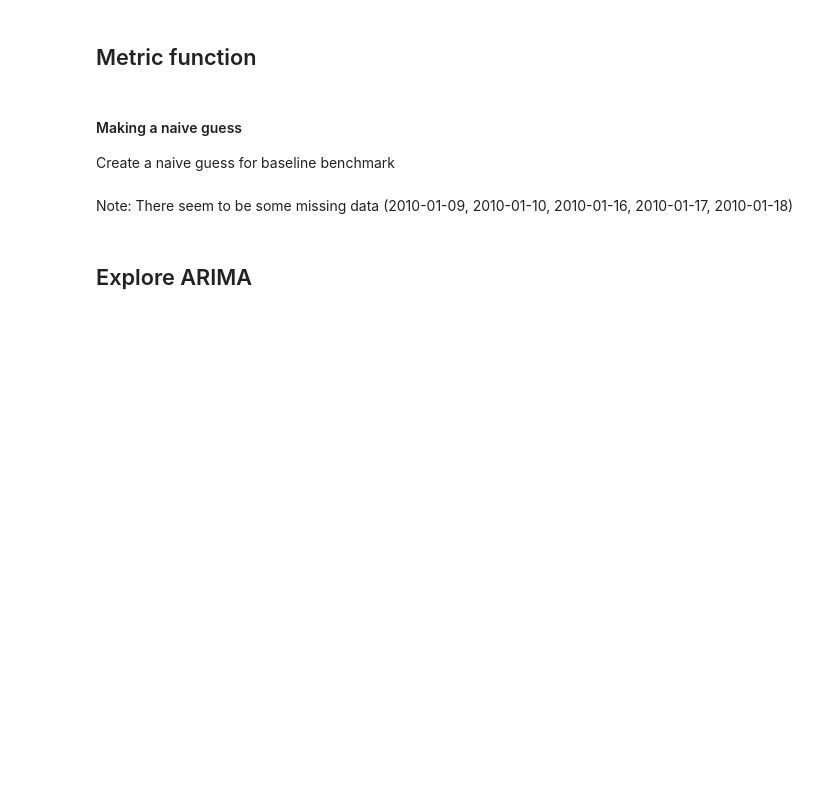
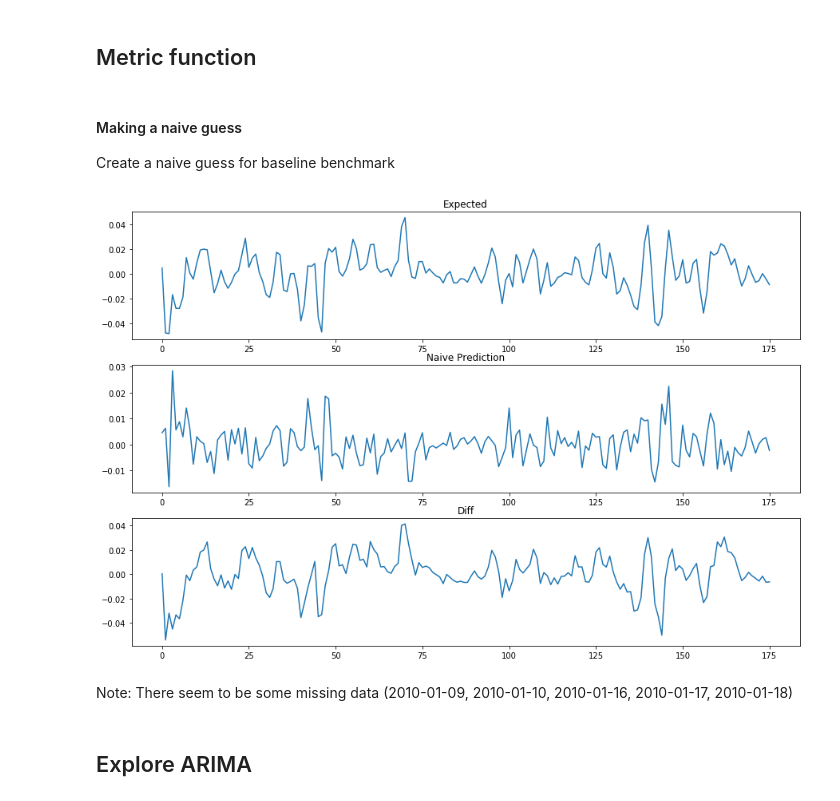
Before and after one commit to vhquang/machine-learning, a Jupyter notebook: stock-price.ipynb, the cells around one changed output. Saved outputs shown, nothing was run; the diff lists cells and outputs as text; code cells hidden in the pictures; blank space fills up the shorter version.

```diff
--- a/stock-price.ipynb
+++ b/stock-price.ipynb
@@ -204,10 +204,3 @@ Epoch 20/20
 #### Making a naive guess
 
 Create a naive guess for baseline benchmark
-# %%
-def naive_prediction(data_window: pd.Series, predict_dates):
-    '''Predict the next price just by average previous data'''
-    average = data_window.mean()
-    return pd.Series(data=[average] * len(predict_dates), index=predict_dates)
-
-naive_prediction(train[0], train_check[0].index)
@@ -222,3 +207,31 @@ plt.savefig('naive-guess-{}.png'.format(SEQUENCE_LENGTH))
+# %%
+def compare_naive_predictions(data, timesteps, test_ratio):
+    train, test = make_time_windows(data, timesteps)
+    predictions = naive_prediction(train)
+    _, normalized_results, normalizers = make_normalized_train_data(data, timesteps)
+    normalized_predictions = np.array([predictions[i] / normalizers[i] - 1 for i in range(len(predictions))])
+
+    _, testY = split(normalized_results, ratio)
+    _, preds = split(normalized_predictions, ratio)
+
+    plt.figure(figsize=(15, 10))
+    plt.subplot(3, 1, 1)
+    plt.plot(testY)
+    plt.title('Expected')
+    plt.subplot(3, 1, 2)
+    plt.plot(preds)
+    plt.title('Naive Prediction')
+    plt.subplot(3, 1, 3)
+    diff = testY - preds
+    plt.plot(diff)
+    plt.title('Diff')
+    # plt.savefig('naive-guess-compare.png')
+
+compare_naive_predictions(price_array, timesteps=4, test_ratio=0.9)
+
+# plt.savefig('naive-guess-{}.png'.format(SEQUENCE_LENGTH))
+# %% [output]
+[figure, added]
 # %% [markdown]
 Note: There seem to be some missing data (2010-01-09, 2010-01-10, 2010-01-16, 2010-01-17, 2010-01-18)
 # %%
```
Also changed, not shown: parts of 7 cells of this notebook, 2 other files.
